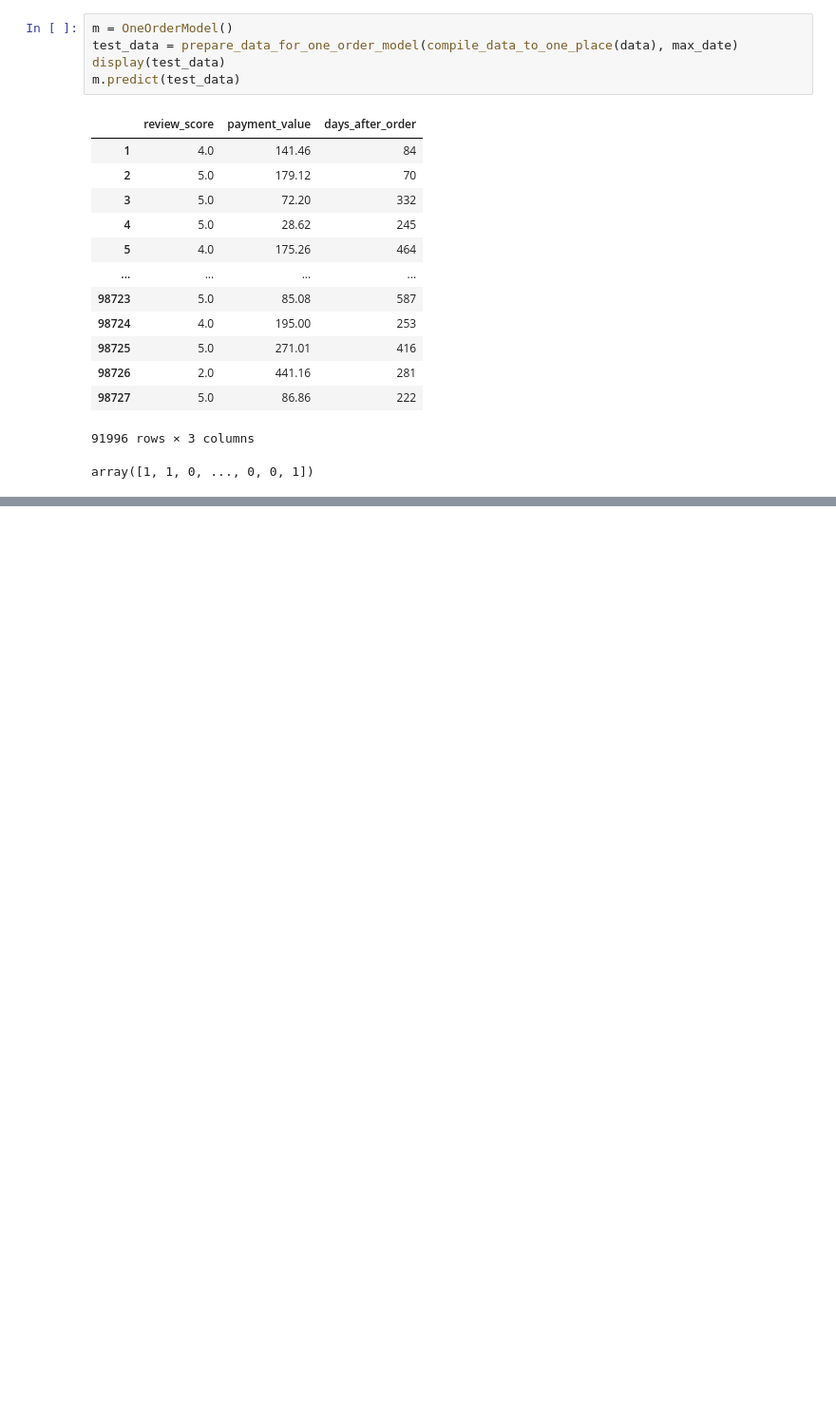
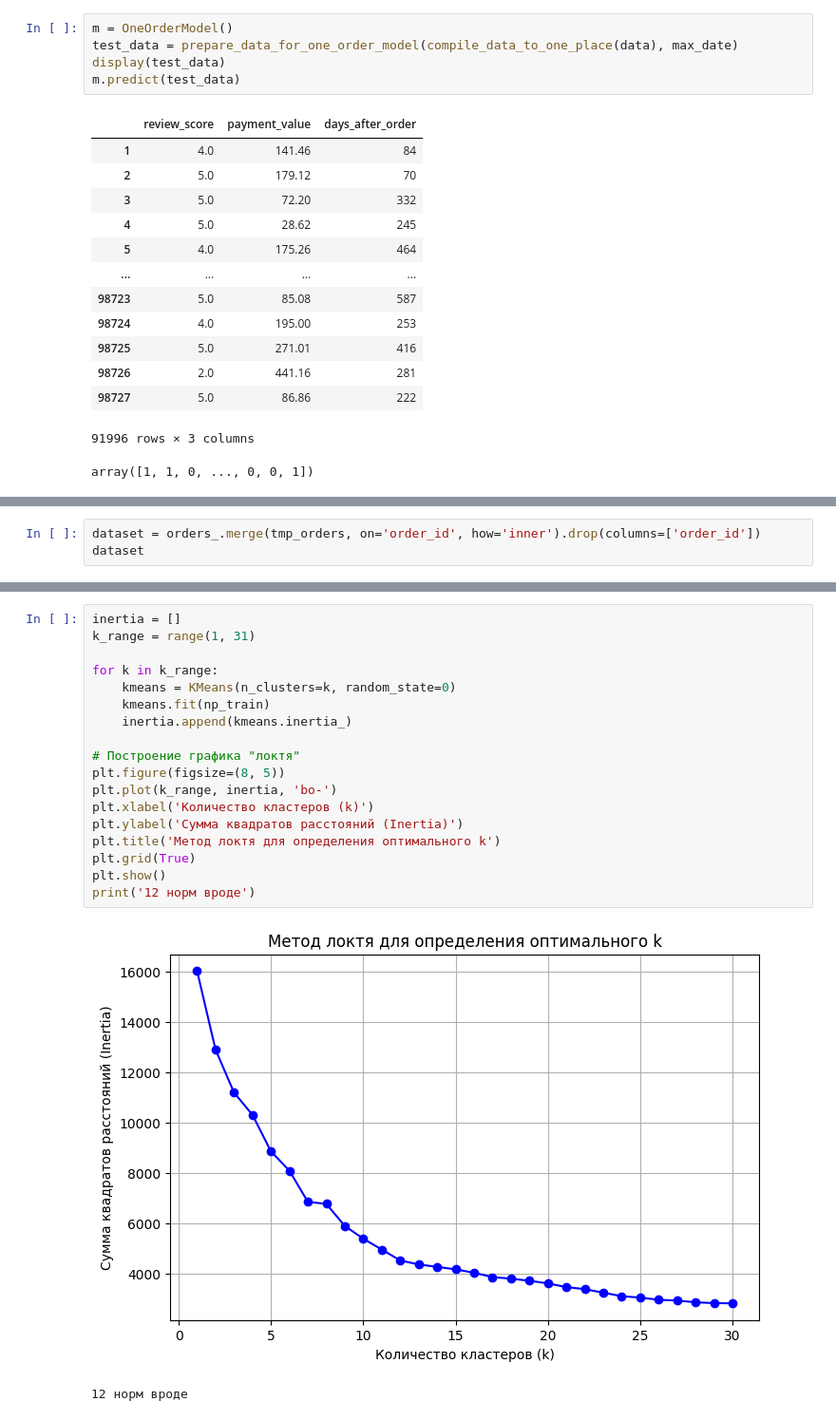
Before and after one commit to barly13/rostelecom_hackathon_dev, a Jupyter notebook: ml/MLfit.ipynb, the cells around one changed output, grey strips where cells are left out. Shown at 95% size. Saved outputs shown, nothing was run; the diff lists cells and outputs as text; blank space fills up the shorter version.

```diff
--- a/ml/MLfit.ipynb
+++ b/ml/MLfit.ipynb
@@ -470,0 +769,3 @@ array([1, 1, 0, ..., 0, 0, 1])
+# %%
+dataset = orders_.merge(tmp_orders, on='order_id', how='inner').drop(columns=['order_id'])
+dataset
@@ -470,0 +1248,21 @@ array([1, 1, 0, ..., 0, 0, 1])
+# %%
+inertia = []
+k_range = range(1, 31)
+
+for k in k_range:
+    kmeans = KMeans(n_clusters=k, random_state=0)
+    kmeans.fit(np_train)
+    inertia.append(kmeans.inertia_)
+
+# Построение графика "локтя"
+plt.figure(figsize=(8, 5))
+plt.plot(k_range, inertia, 'bo-')
+plt.xlabel('Количество кластеров (k)')
+plt.ylabel('Сумма квадратов расстояний (Inertia)')
+plt.title('Метод локтя для определения оптимального k')
+plt.grid(True)
+plt.show()
+print('12 норм вроде')
+# %% [output]
+[figure, added]
+12 норм вроде
```
Also changed, not shown: parts of 54 cells of this notebook, 9 other files.
